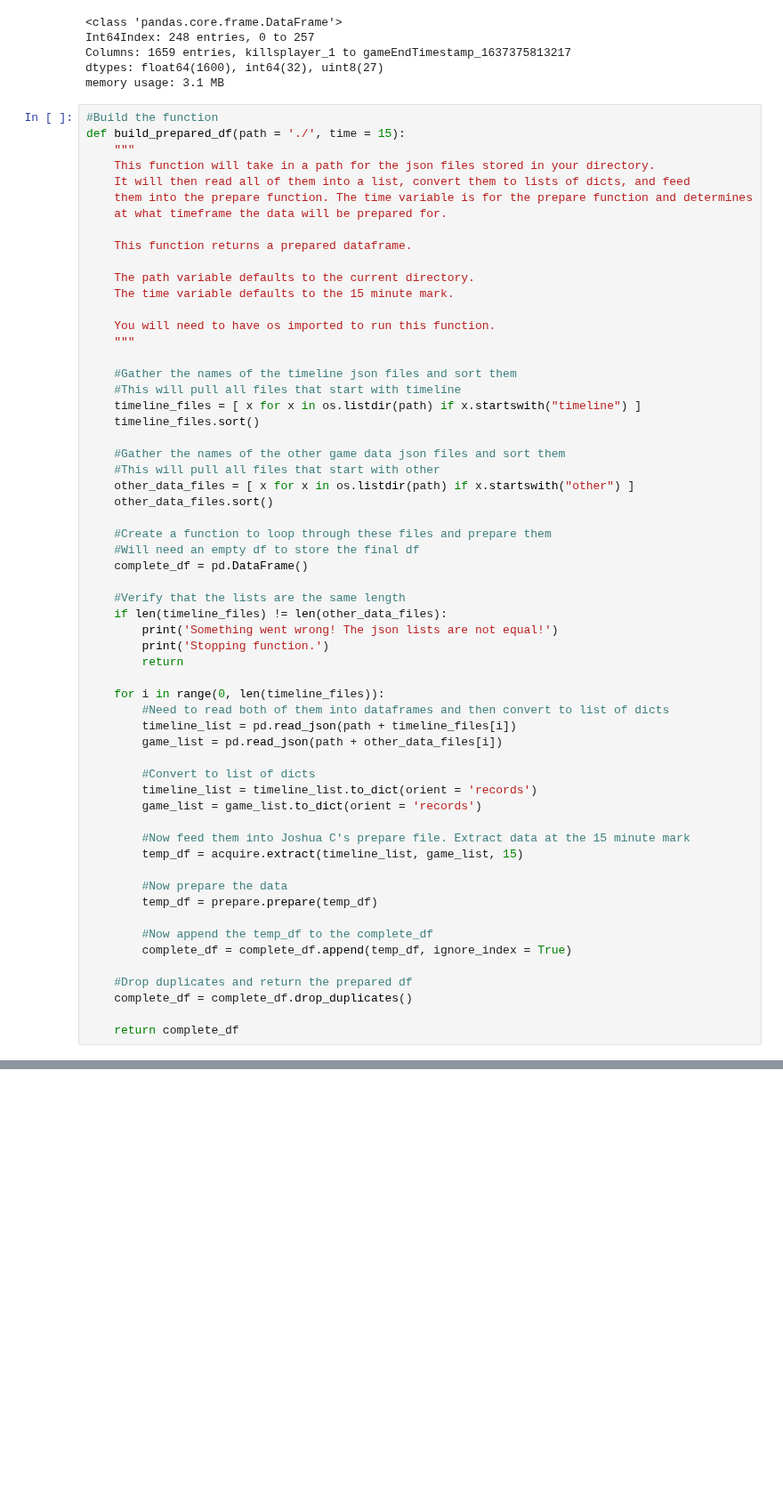
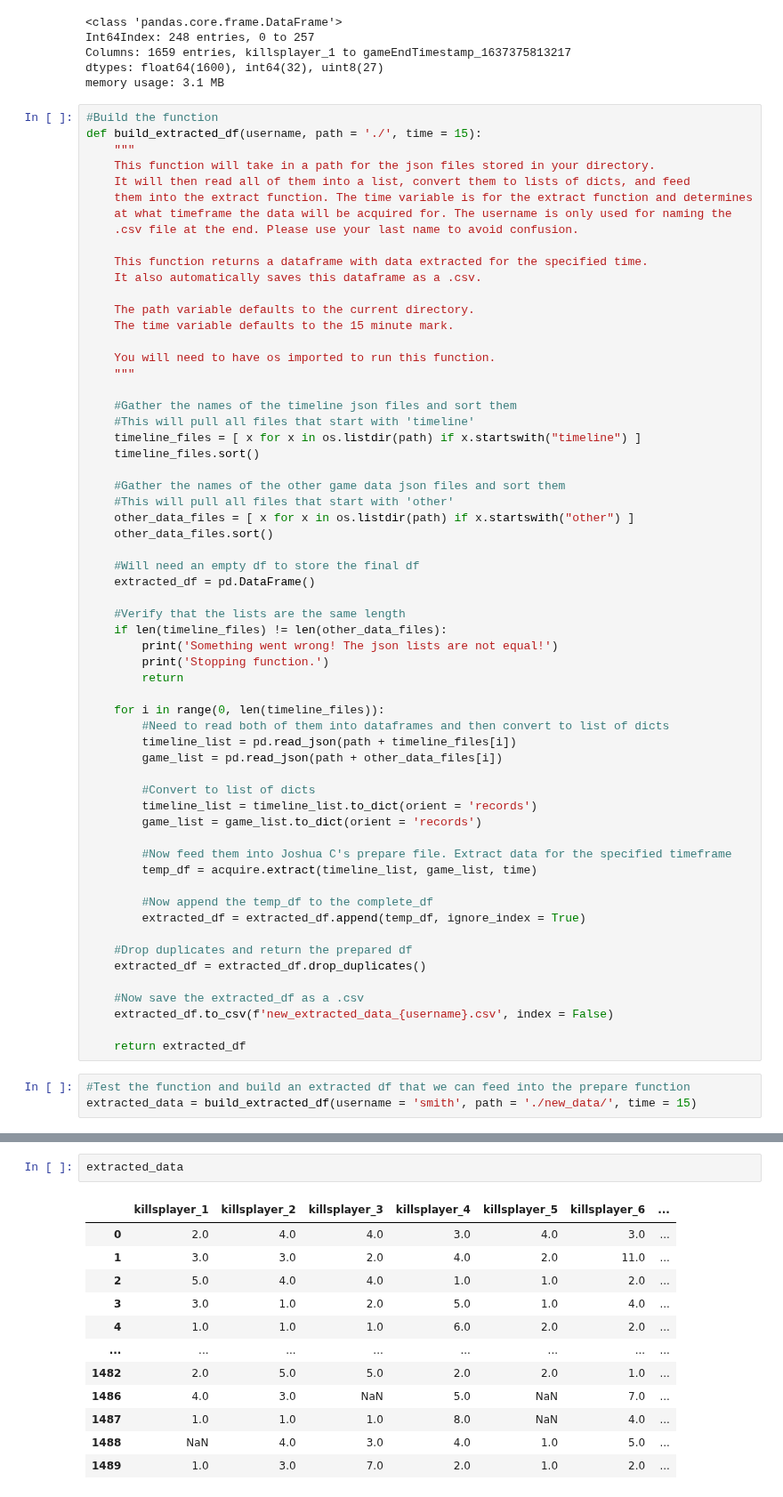
Before and after one commit to codeup-germain/Esports-Analysis, a Jupyter notebook: smith/get_new_data.ipynb, the cells around one changed output, grey strips where cells are left out. Shown at 89% size. Saved outputs shown, nothing was run; the diff lists cells and outputs as text; blank space fills up the shorter version.

Commit message:
Updated build_extracted_df function. Moved old data to another folder. Created a new csv containing the extracted data.

```diff
--- a/smith/get_new_data.ipynb
+++ b/smith/get_new_data.ipynb
@@ -573,14 +573,16 @@ dtypes: float64(1600), int64(32), uint8(27)
 memory usage: 3.1 MB
 # %%
 #Build the function
-def build_prepared_df(path = './', time = 15):
+def build_extracted_df(username, path = './', time = 15):
     """
     This function will take in a path for the json files stored in your directory.
     It will then read all of them into a list, convert them to lists of dicts, and feed
-    them into the prepare function. The time variable is for the prepare function and determines
-    at what timeframe the data will be prepared for.
+    them into the extract function. The time variable is for the extract function and determines
+    at what timeframe the data will be acquired for. The username is only used for naming the
+    .csv file at the end. Please use your last name to avoid confusion.
 
-    This function returns a prepared dataframe.
+    This function returns a dataframe with data extracted for the specified time.
+    It also automatically saves this dataframe as a .csv.
 
     The path variable defaults to the current directory.
     The time variable defaults to the 15 minute mark.
@@ -589,18 +591,17 @@ def build_prepared_df(path = './', time = 15):
     """
 
     #Gather the names of the timeline json files and sort them
-    #This will pull all files that start with timeline
+    #This will pull all files that start with 'timeline'
     timeline_files = [ x for x in os.listdir(path) if x.startswith("timeline") ]
     timeline_files.sort()
 
     #Gather the names of the other game data json files and sort them
-    #This will pull all files that start with other
+    #This will pull all files that start with 'other'
     other_data_files = [ x for x in os.listdir(path) if x.startswith("other") ]
     other_data_files.sort()
 
-    #Create a function to loop through these files and prepare them
     #Will need an empty df to store the final df
-    complete_df = pd.DataFrame()
+    extracted_df = pd.DataFrame()
 
     #Verify that the lists are the same length
     if len(timeline_files) != len(other_data_files):
@@ -617,16 +618,19 @@ def build_prepared_df(path = './', time = 15):
         timeline_list = timeline_list.to_dict(orient = 'records')
         game_list = game_list.to_dict(orient = 'records')
 
-        #Now feed them into Joshua C's prepare file. Extract data at the 15 minute mark
-        temp_df = acquire.extract(timeline_list, game_list, 15)
-
-        #Now prepare the data
-        temp_df = prepare.prepare(temp_df)
+        #Now feed them into Joshua C's prepare file. Extract data for the specified timeframe
+        temp_df = acquire.extract(timeline_list, game_list, time)
 
         #Now append the temp_df to the complete_df
-        complete_df = complete_df.append(temp_df, ignore_index = True)
+        extracted_df = extracted_df.append(temp_df, ignore_index = True)
 
     #Drop duplicates and return the prepared df
-    complete_df = complete_df.drop_duplicates()
+    extracted_df = extracted_df.drop_duplicates()
 
-    return complete_df
+    #Now save the extracted_df as a .csv
+    extracted_df.to_csv(f'new_extracted_data_{username}.csv', index = False)
+
+    return extracted_df
+# %%
+#Test the function and build an extracted df that we can feed into the prepare function
+extracted_data = build_extracted_df(username = 'smith', path = './new_data/', time = 15)
@@ -632,0 +655,15 @@ def build_prepared_df(path = './', time = 15):
+# %%
+extracted_data
+# %% [output]
+|  | killsplayer_1 | killsplayer_2 | killsplayer_3 | killsplayer_4 | killsplayer_5 | killsplayer_6 | ... |
+| 0 | 2.0 | 4.0 | 4.0 | 3.0 | 4.0 | 3.0 | ... |
+| 1 | 3.0 | 3.0 | 2.0 | 4.0 | 2.0 | 11.0 | ... |
+| 2 | 5.0 | 4.0 | 4.0 | 1.0 | 1.0 | 2.0 | ... |
+| 3 | 3.0 | 1.0 | 2.0 | 5.0 | 1.0 | 4.0 | ... |
+| 4 | 1.0 | 1.0 | 1.0 | 6.0 | 2.0 | 2.0 | ... |
+| ... | ... | ... | ... | ... | ... | ... | ... |
+| 1482 | 2.0 | 5.0 | 5.0 | 2.0 | 2.0 | 1.0 | ... |
+| 1486 | 4.0 | 3.0 | NaN | 5.0 | NaN | 7.0 | ... |
+| 1487 | 1.0 | 1.0 | 1.0 | 8.0 | NaN | 4.0 | ... |
+| 1488 | NaN | 4.0 | 3.0 | 4.0 | 1.0 | 5.0 | ... |
+| 1489 | 1.0 | 3.0 | 7.0 | 2.0 | 1.0 | 2.0 | ... |
```
Also changed, not shown: parts of 2 cells of this notebook, 8 other files.
